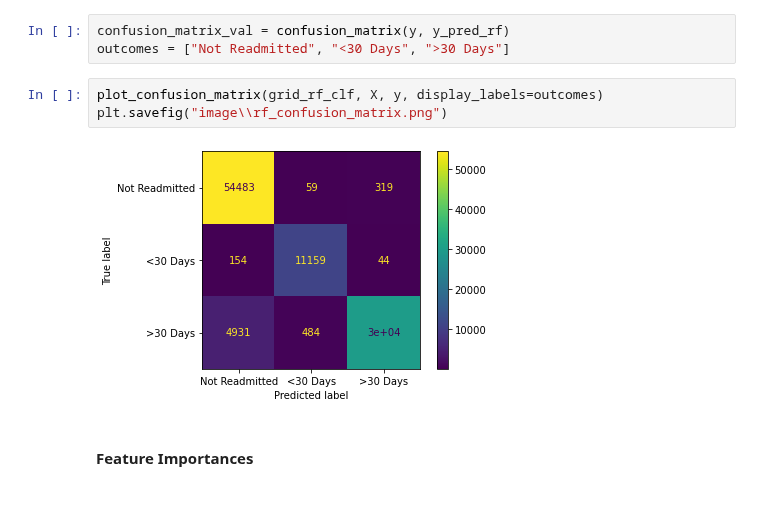
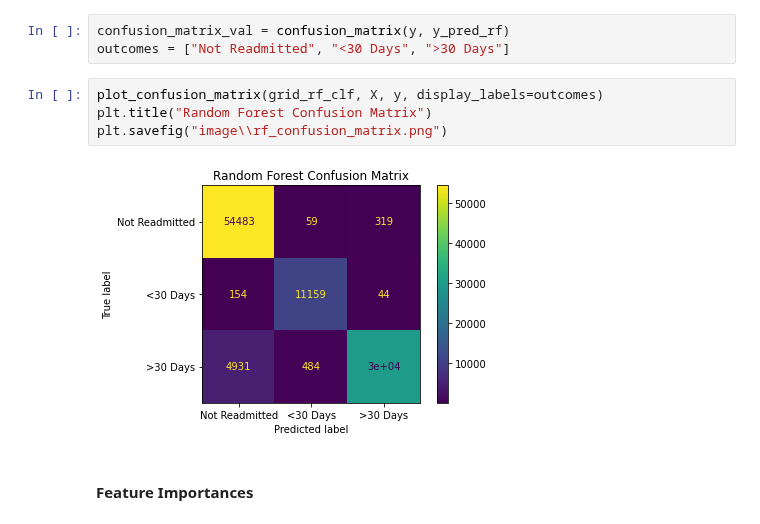
Before and after one commit to yunghanjeong/diabetic_readmission_prediction, a Jupyter notebook: diabetes_readmission_prediction.ipynb, the cells around one changed output. Saved outputs shown, nothing was run; the diff lists cells and outputs as text.

```diff
--- a/diabetes_readmission_prediction.ipynb
+++ b/diabetes_readmission_prediction.ipynb
@@ -644,9 +644,10 @@ confusion_matrix_val = confusion_matrix(y, y_pred_rf)
 outcomes = ["Not Readmitted", "<30 Days", ">30 Days"]
 # %%
 plot_confusion_matrix(grid_rf_clf, X, y, display_labels=outcomes)
+plt.title("Random Forest Confusion Matrix")
 plt.savefig("image\\rf_confusion_matrix.png")
 # %% [output]
-[figure, old version]
+[figure, new version]
 # %% [markdown]
 #### Feature Importances
 # %%
```
Also changed, not shown: 1 other file.
